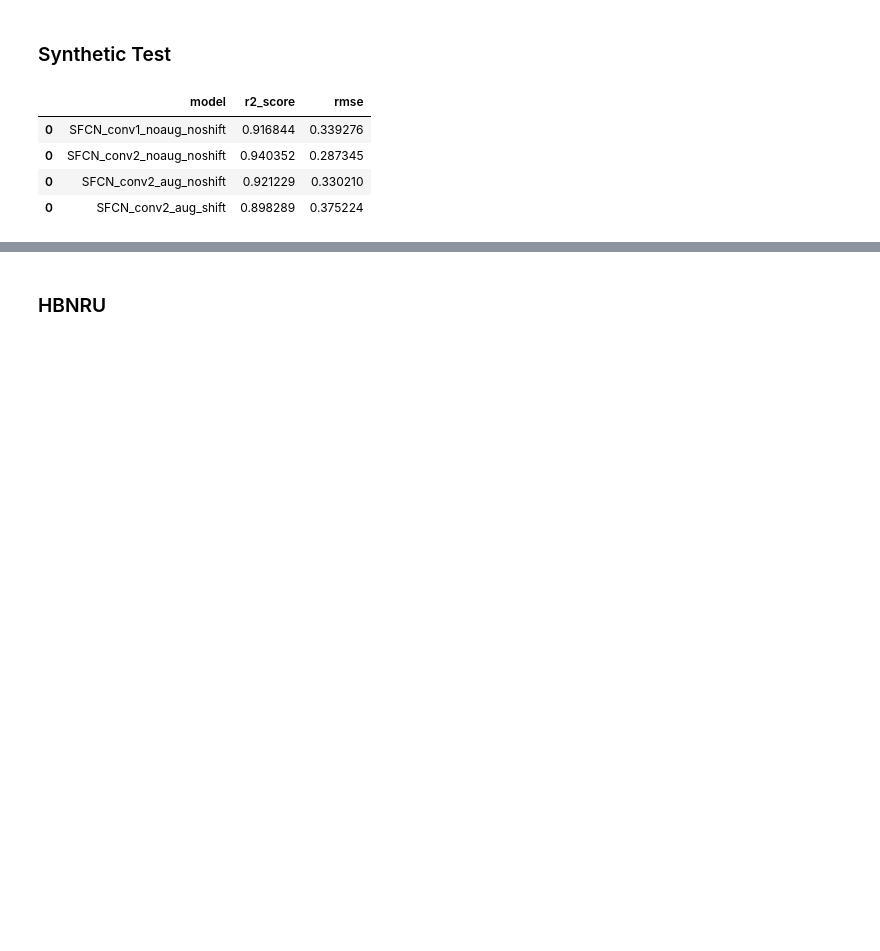
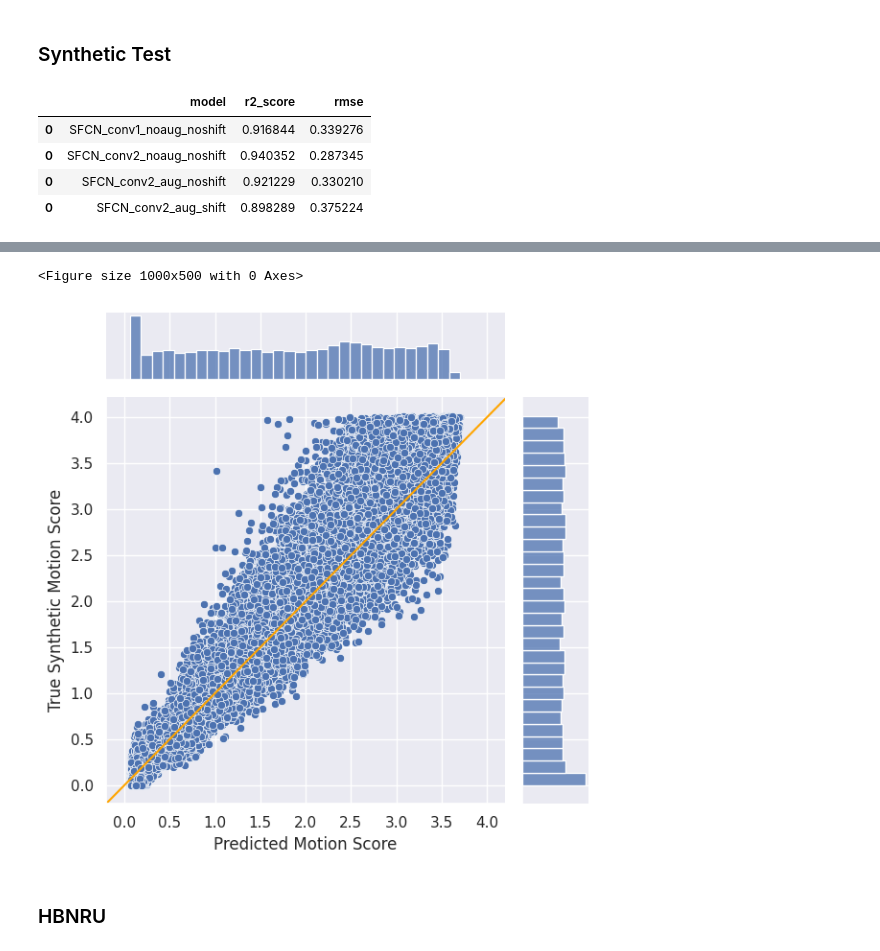
Before and after one commit to Neuro-iX/cortical-motion, a Jupyter notebook: article/analyse_publication.ipynb, the cells around one changed output, grey strips where cells are left out. Cells and saved outputs as stored; diff of their text form; code cells hidden in the pictures; blank space fills up the shorter version.

```diff
--- a/article/analyse_publication.ipynb
+++ b/article/analyse_publication.ipynb
@@ -159,3 +158,14 @@ plt.savefig("article/figures/calibration_sfcn2_base")
+# %%
+plt.figure(figsize=(10,5))
+jp = sb.jointplot(synth_pred_df, x="motion", y="label")
+plt.axline((0, 0), (4, 4), c="orange", clip_on=True)
+plt.xlabel("Predicted Motion Score")
+plt.ylabel("True Synthetic Motion Score")
+plt.tight_layout()
+plt.savefig("article/figures/calibration_sfcn2_base")
+# %% [output]
+<Figure size 1000x500 with 0 Axes>
+[figure, added]
 # %% [markdown]
 ### HBNRU
 # %%
```
Also changed, not shown: parts of 1 cell of this notebook, 2 other files.
